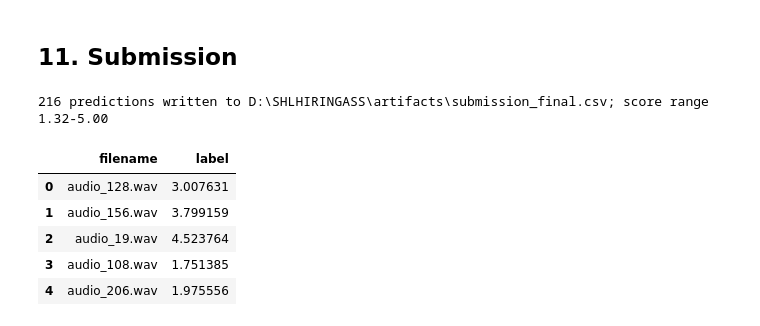
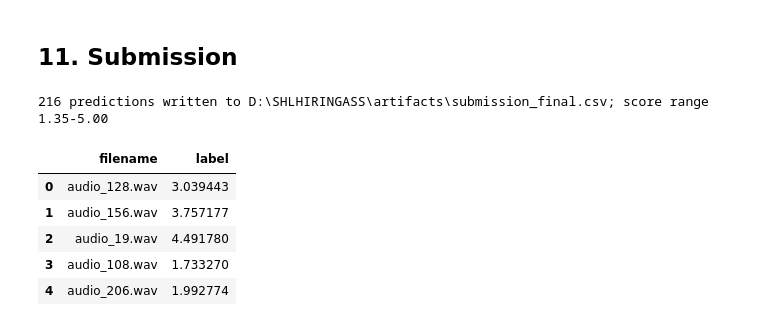
Before and after one commit to Techy-A/shl-grammar-scoring, a Jupyter notebook: kaggle/jobs/notebook/shl_grammar_scoring.ipynb, the cells around one changed output. Cells and saved outputs as stored; diff of their text form; code cells hidden in the pictures.

```diff
--- a/kaggle/jobs/notebook/shl_grammar_scoring.ipynb
+++ b/kaggle/jobs/notebook/shl_grammar_scoring.ipynb
@@ -290,9 +314,13 @@ Two training-data RMSE figures, as required:
 blend08 = importlib.import_module("08_blend")
 train03 = importlib.import_module("03_train")
 
-oof = pd.read_parquet(ART / "oof_blend.parquet")             # written by 08_blend.py
+# Out-of-fold predictions of the final model: the average of the three blends' out-of-fold predictions.
+oofs = {b: pd.read_parquet(ART / f"oof_{tag(b)}.parquet").set_index("filename") for b in BLENDS}
+oof = oofs["3 models"][["label"]].assign(oof=sum(o.oof for o in oofs.values()) / len(oofs)).reset_index()
 rmse = lambda p, y: float(np.sqrt(np.mean((p - y) ** 2)))
 pearson = lambda p, y: float(np.corrcoef(p, y)[0, 1])
+for b, o in oofs.items():
+    print(f"  blend '{b}': out-of-fold RMSE {rmse(o.oof, o.label):.4f}")
 print(f"Training RMSE (out-of-fold, speaker-grouped, test-length crops): {rmse(oof.oof, oof.label):.4f}")
 print(f"Training Pearson (out-of-fold):                                  {pearson(oof.oof, oof.label):.4f}")
 print(f"Training MAE (out-of-fold):                                      {np.abs(oof.oof - oof.label).mean():.4f}")
@@ -330,10 +368,11 @@ The in-sample RMSE is far lower than the out-of-fold one because the RBF-kernel
 they were trained on. That gap is exactly why every model choice in this project was made on out-of-fold,
 speaker-grouped numbers.
 # %%
-# Per-model results (speaker-grouped CV at test-length crops), from artifacts/results.csv.
+# Per-model results (speaker-grouped CV at test-length crops), from artifacts/results.csv, with each blend's weights.
 res = pd.read_csv(ART / "results.csv").drop_duplicates("name", keep="last").set_index("name")
-table = res.loc[[n for n, _, _ in MODELS], ["model", "feats", "cv_rmse", "cv_pearson"]]
+table = res.loc[list(SPECS), ["model", "feats", "cv_rmse", "cv_pearson"]]
 table["feats"] = table.feats.str.replace("feat_", "").str.replace("emb_", "").str.replace(" ", " + ")
-table["blend weight"] = np.round(w, 3)
-print(table.sort_values("cv_rmse").to_string())
+for b, (b0, w) in weights.items():
+    table[f"weight: {b}"] = pd.Series(w).round(3)
+print(table.fillna("").to_string())
 # %% [output]
@@ -610,25 +666,32 @@ worth about −0.016 on the leaderboard: what remains is ranking the test clips
 # %% [markdown]
 ## 11. Submission
 # %%
-TEST_SHIFT = -0.1151  # measured test-set bias of v7 (-0.118), less this blend's 0.0029 lower test mean (§10)
-FULL_STRETCH = 1.15   # spread correction for full-length test clips (> 55 s), measured with probes (§10)
-sub = pd.read_csv(ART / "submission.csv")   # the final blend from 08_blend.py
-assert list(sub.columns) == ["filename", "label"] and len(sub) == len(test) and set(sub.filename) == set(test.filename)
-sub["label"] = sub.label + TEST_SHIFT
-full = sub.filename.map(test.set_index("filename").duration) > 55
-mean = sub.label.mean()
-sub.loc[full, "label"] = mean + FULL_STRETCH * (sub.label[full] - mean)
-sub["label"] = sub.label.clip(0, 5)
+# The same corrections for every blend (§10), then the equal-weight average of the three.
+TARGET_MEAN = 3.228668   # test mean of v7 minus its measured test-set bias of 0.118 (§10)
+FULL_STRETCH = 1.15      # spread correction for full-length test clips (> 55 s), measured with probes (§10)
+full = test.set_index("filename").duration > 55
+
+
+def corrected(b):
+    s = pd.read_csv(ART / f"raw_{tag(b)}.csv").set_index("filename").label   # the blend from 08_blend.py
+    assert len(s) == len(test) and set(s.index) == set(test.filename)
+    s = s + (TARGET_MEAN - s.mean())
+    m, f = s.mean(), full.reindex(s.index).values
+    s[f] = m + FULL_STRETCH * (s[f] - m)
+    return s.clip(0, 5)
+
+
+sub = (sum(corrected(b) for b in BLENDS) / len(BLENDS)).rename("label").reset_index()
 assert sub.label.between(0, 5).all()
 out = Path("/kaggle/working/submission.csv") if ON_KAGGLE else ART / "submission_final.csv"
 sub.to_csv(out, index=False)
 print(f"{len(sub)} predictions written to {out}; score range {sub.label.min():.2f}-{sub.label.max():.2f}")
 sub.head()
 # %% [output]
-216 predictions written to D:\SHLHIRINGASS\artifacts\submission_final.csv; score range 1.32-5.00
+216 predictions written to D:\SHLHIRINGASS\artifacts\submission_final.csv; score range 1.35-5.00
 |  | filename | label |
-| 0 | audio_128.wav | 3.007631 |
-| 1 | audio_156.wav | 3.799159 |
-| 2 | audio_19.wav | 4.523764 |
-| 3 | audio_108.wav | 1.751385 |
-| 4 | audio_206.wav | 1.975556 |
+| 0 | audio_128.wav | 3.039443 |
+| 1 | audio_156.wav | 3.757177 |
+| 2 | audio_19.wav | 4.491780 |
+| 3 | audio_108.wav | 1.733270 |
+| 4 | audio_206.wav | 1.992774 |
```
Also changed, not shown: parts of 14 cells of this notebook, 4 other files.
